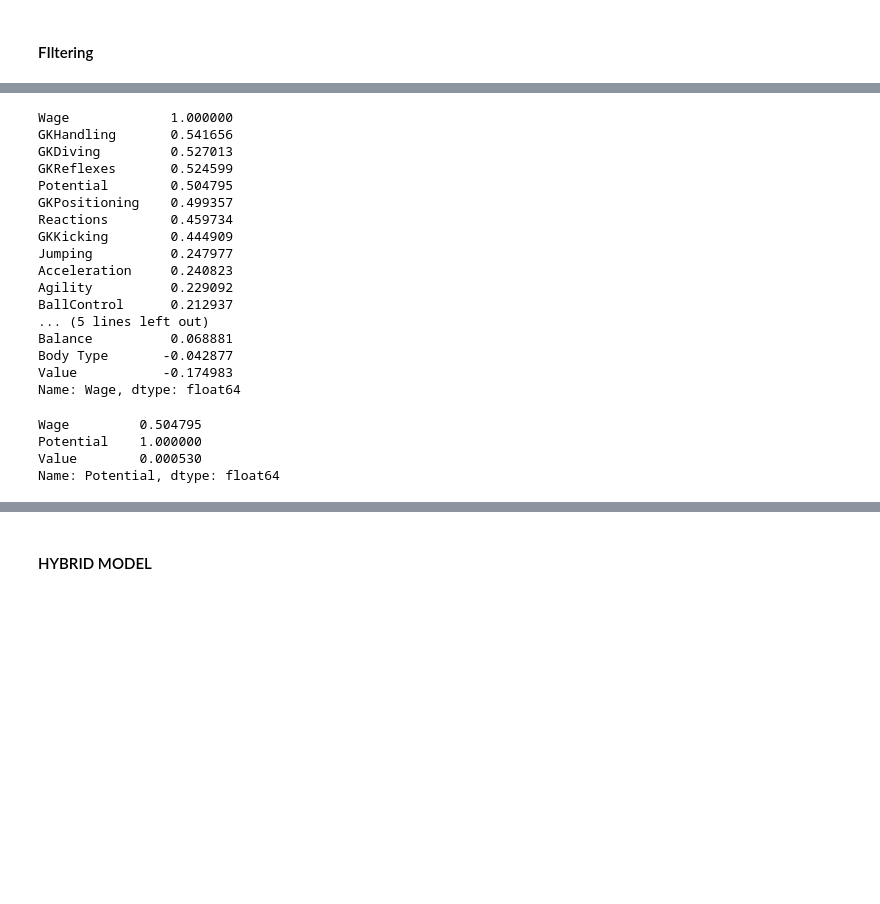
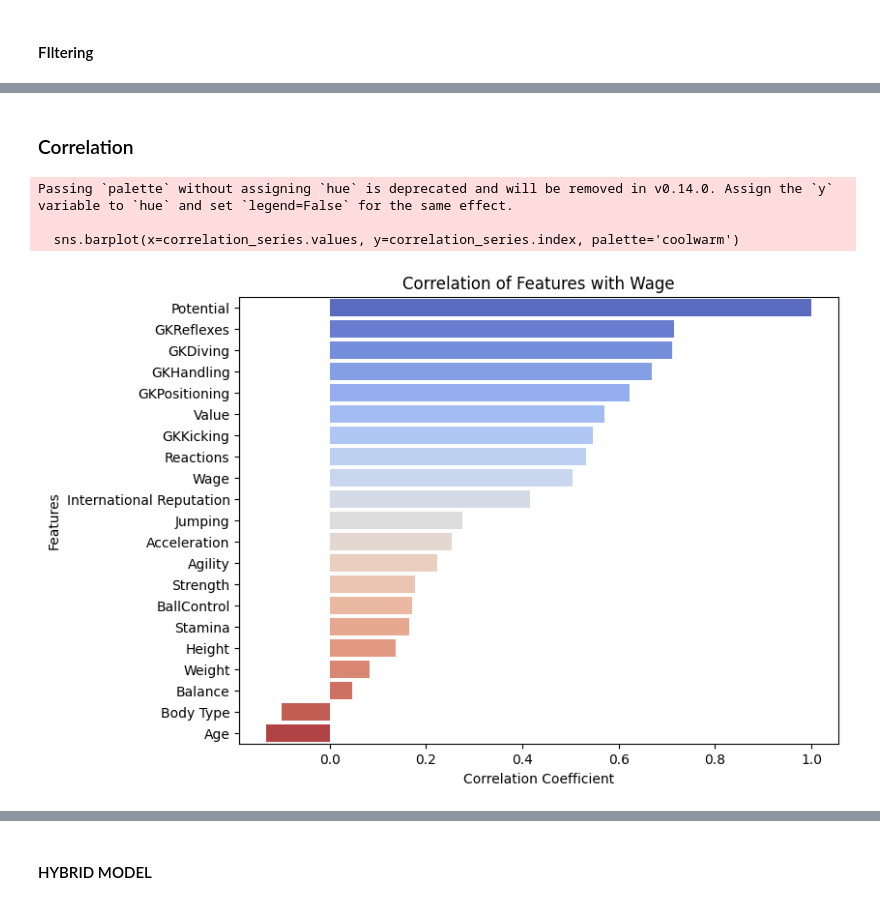
Before and after one commit to Vgoyal6809/Fifa, a Jupyter notebook: Sheet1.ipynb, the cells around one changed output, grey strips where cells are left out. Saved outputs shown, nothing was run; the diff lists cells and outputs as text; code cells hidden in the pictures; blank space fills up the shorter version.

```diff
--- a/Sheet1.ipynb
+++ b/Sheet1.ipynb
@@ -134,43 +91,22 @@ Position_File.head(5)
-# %%
-Position_File.drop(columns=['Name','Position']).corr()['Wage'].sort_values(ascending=False)
-# %% [output]
-Wage             1.000000
-GKHandling       0.541656
-GKDiving         0.527013
-GKReflexes       0.524599
-Potential        0.504795
-GKPositioning    0.499357
-Reactions        0.459734
-GKKicking        0.444909
-Jumping          0.247977
-Acceleration     0.240823
-Agility          0.229092
-BallControl      0.212937
-... (5 lines left out)
-Balance          0.068881
-Body Type       -0.042877
-Value           -0.174983
-Name: Wage, dtype: float64
-# %%
-Position_File['ShotStoppingAbility'] = (
-    Position_File['GKReflexes']  +
-    Position_File['GKDiving']  +
-    Position_File['GKHandling'] +
-    Position_File['GKPositioning']  +
-    Position_File['GKKicking']
-)
-Position_File['PhysicalStrength'] = (
-    Position_File['Strength'] +
-    Position_File['Agility']  +
-    Position_File['Balance'] +
-    Position_File['Acceleration'] +
-    Position_File['Stamina'] +
-    Position_File['Jumping']
-)
-
-Position_File[['Wage','Potential','Value']].corr()['Potential']
-# %% [output]
-Wage         0.504795
-Potential    1.000000
-Value        0.000530
-Name: Potential, dtype: float64
+# %% [markdown]
+### Correlation
+# %%
+import seaborn as sns
+import matplotlib.pyplot as plt
+
+
+# Dropping 'Name' and 'Position' columns and calculating the correlation with 'Wage'
+correlation_series = GK_data.drop(columns=['Name', 'Position']).corr()['Potential'].sort_values(ascending=False)
+
+# Plotting the correlations
+plt.figure(figsize=(8, 6))
+sns.barplot(x=correlation_series.values, y=correlation_series.index, palette='coolwarm')
+plt.title('Correlation of Features with Wage')
+plt.xlabel('Correlation Coefficient')
+plt.ylabel('Features')
+plt.show()
+# %% [output]
+Passing `palette` without assigning `hue` is deprecated and will be removed in v0.14.0. Assign the `y` variable to `hue` and set `legend=False` for the same effect.
+
+  sns.barplot(x=correlation_series.values, y=correlation_series.index, palette='coolwarm')
+[figure, added]
```
Also changed, not shown: parts of 24 cells of this notebook, 3 other files.
